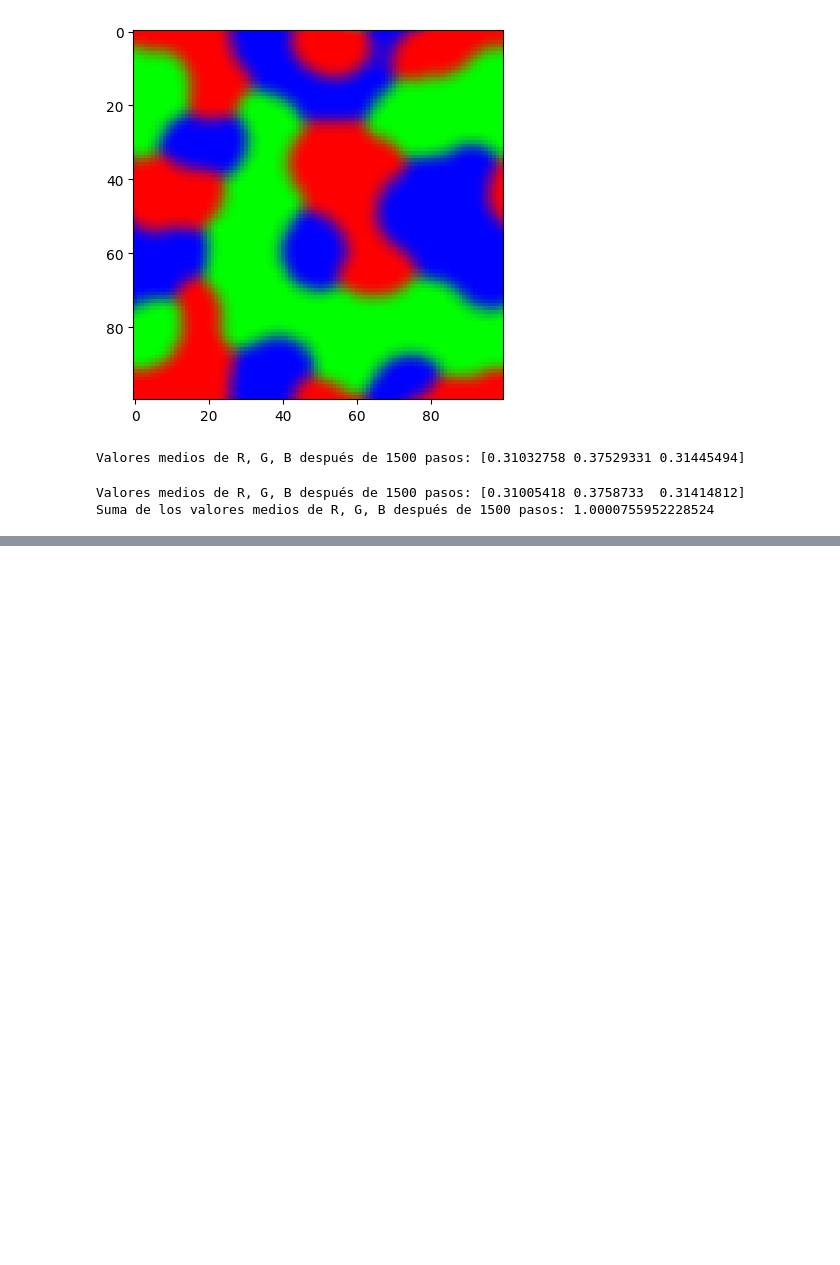
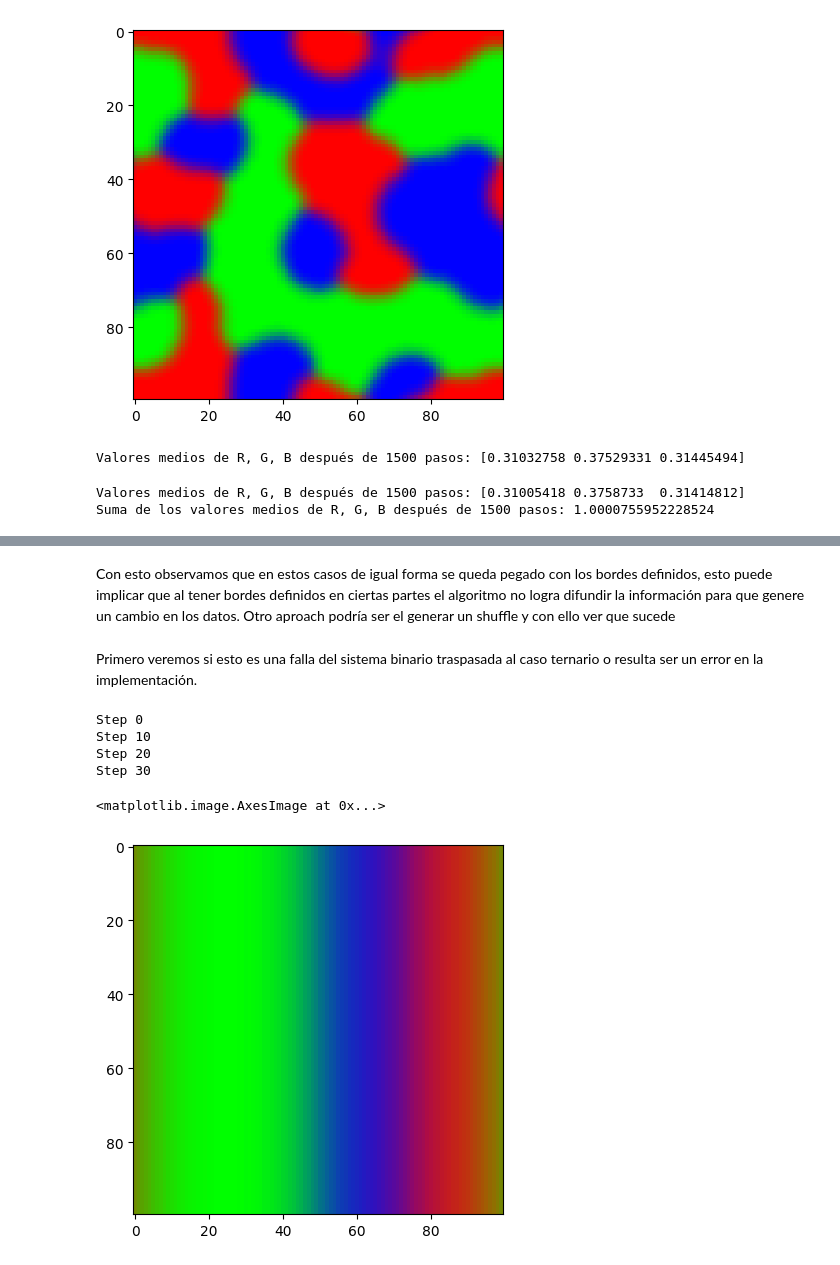
Before and after one commit to nacho2110/edpn-proyecto, a Jupyter notebook: variacion_rho.ipynb, the cells around one changed output, grey strips where cells are left out. Cells and saved outputs as stored; diff of their text form; code cells hidden in the pictures; blank space fills up the shorter version.

```diff
--- a/variacion_rho.ipynb
+++ b/variacion_rho.ipynb
@@ -112,0 +189,18 @@ Suma de los valores medios de R, G, B después de 1500 pasos: 1.0000755952228524
+# %% [markdown]
+Con esto observamos que en estos casos de igual forma se queda pegado con los bordes definidos, esto puede implicar que al tener bordes definidos en ciertas partes el algoritmo no logra difundir la información para que genere un cambio en los datos. Otro aproach podría ser el generar un shuffle y con ello ver que sucede
+# %% [markdown]
+Primero veremos si esto es una falla del sistema binario traspasada al caso ternario o resulta ser un error en la implementación.
+# %%
+caso2 = TernaryClassifier(x0, 1e-1, 100, 10)
+for i in range(40):
+    if i % 10 == 0:
+        print(f"Step {i}")
+    caso2.alternated_step()
+plt.imshow(caso2.grid)
+# %% [output]
+Step 0
+Step 10
+Step 20
+Step 30
+<matplotlib.image.AxesImage at 0x...>
+[figure, added]
```
Also changed, not shown: parts of 15 cells of this notebook.
